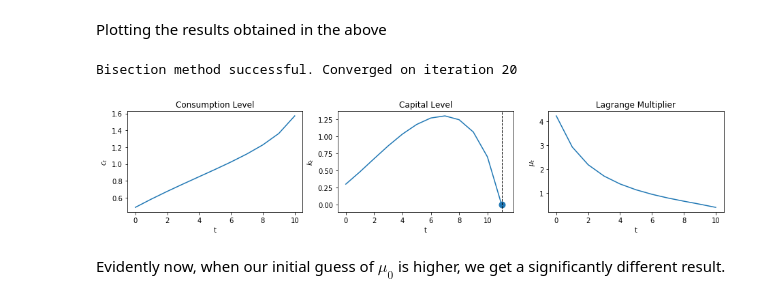
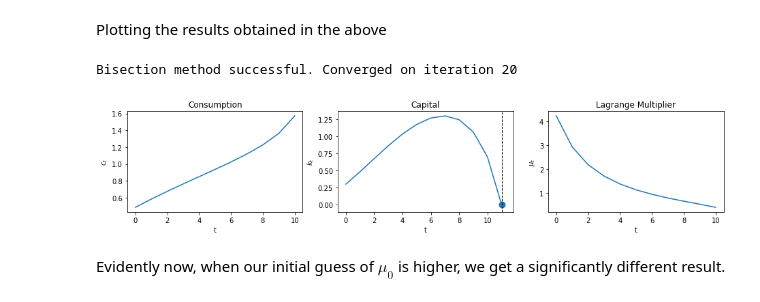
Before and after one commit to NumEconCopenhagen/projects-2020-group1, a Jupyter notebook: modelproject/modelproject.ipynb, the cells around one changed output. Cells and saved outputs as stored; diff of their text form; code cells hidden in the pictures.

```diff
--- a/modelproject/modelproject.ipynb
+++ b/modelproject/modelproject.ipynb
@@ -221,18 +221,19 @@ We now use an algortihmic method to solve the problem and start by stating our i
 # Initial guesses
 T=10
 c=np.zeros(T+1) #T periods of consumption initialised to 0
-k=np.zeros(T+2) #T periods of capital initialised to 0 (T+2 to include t+1 variable as too)
-k[0]=0.3 #Initial level of   k
-c[0]=0.2 #Initial guess of c_0
+k=np.zeros(T+2) #T periods of capital initialised to 0(T+2 to include t+1 variable as well)
+k[0]=0.3 #Initial k
+c[0]=0.2 #Guess of c_0
 
 def algorithm(c, k, gamma, delta, beta, alpha, A):
     T = len(c)-1
     for t in range(T):
-        k[t+1]=f(A=A, k=k[t], alpha=alpha)+(1-delta)*k[t]-c[t]
+        k[t+1]=f(A=A, k=k[t], alpha=alpha)+(1-delta)*k[t]-c[t] # Equation 1 with inequality
         if k[t+1]<0: #Ensuring nonnegativity
             k[t+1]=0
+# Equation 2: We keep in the general form to who how we would solve if we did not want to do any simplification
         if beta*(f_prime(A=A, k=k[t+1], alpha=alpha)+(1-delta))==np.inf:
-#Occurs if k[t+1] is 0, meaning that we will not produce anything next period, thus consumption will go to 0
+#Only occurs if k[t+1] is 0, in which case we will not produce anything next period, so consumption will have to go to 0
             c[t+1]=0
         else: c[t+1]=u_prime_inverse(u_prime(c=c[t], gamma=gamma)/(beta*(f_prime(A=A, k=k[t+1], alpha=alpha)+(1-delta))), gamma=gamma)
 
@@ -245,7 +246,7 @@ def algorithm(c, k, gamma, delta, beta, alpha, A):
 paths = algorithm(c, k, gamma, delta, beta, alpha, A)
 
 fig, axes = plt.subplots(1, 2, figsize=(10, 4))
-colors = ['orange', 'green']
+colors = ['blue', 'red']
 titles = ['Consumption', 'Capital']
 ylabels = ['$c_t$', '$k_t$']
 
@@ -325,40 +326,41 @@ def bisection(c, k, gamma, delta, beta, alpha, A, tol=1e-4, max_iter=1e4, termin
 Plotting the results obtained in the above
 # %%
 T = 10
-c = np.zeros(T+1)
+c = np.zeros(T+1) # T periods of consumption initialised to 0
+# T periods of capital initialised to 0. T+2 to include t+1 variable as well
 k = np.zeros(T+2)
 
-k[0] = 0.3 # Initial level of k
+k[0] = 0.3 # Initial k
 c[0] = 0.3 # Initial guess of c_0
 
 paths = bisection(c, k, gamma, delta, beta, alpha, A)
 
 def plot_paths(paths, axes=None, ss=None):
 
     T = len(paths[0])
 
     if axes is None:
         fix, axes = plt.subplots(1, 3, figsize=(13, 3))
 
     ylabels = ['$c_t$', '$k_t$', '$\mu_t$']
-    titles = ['Consumption Level', 'Capital Level', 'Lagrange Multiplier']
+    titles = ['Consumption', 'Capital', 'Lagrange Multiplier']
 
     for path, y, title, ax in zip(paths, ylabels, titles, axes):
         ax.plot(path)
         ax.set(ylabel=y, title=title, xlabel='t')
 
     #Plotting the steady state value of k
     if ss is not None:
         axes[1].axhline(ss, c='k', ls='--', lw=1)
 
     axes[1].axvline(T, c='k', ls='--', lw=1)
     axes[1].scatter(T, paths[1][-1], s=80)
     plt.tight_layout()
 
 plot_paths(paths)
 # %% [output]
 Bisection method successful. Converged on iteration 20
-[figure, old version]
+[figure, new version]
 # %% [markdown]
 Evidently now, when our initial guess of $\mu_0$ is higher, we get a significantly different result.
 # %% [markdown]
```
Also changed, not shown: parts of 33 cells of this notebook.
